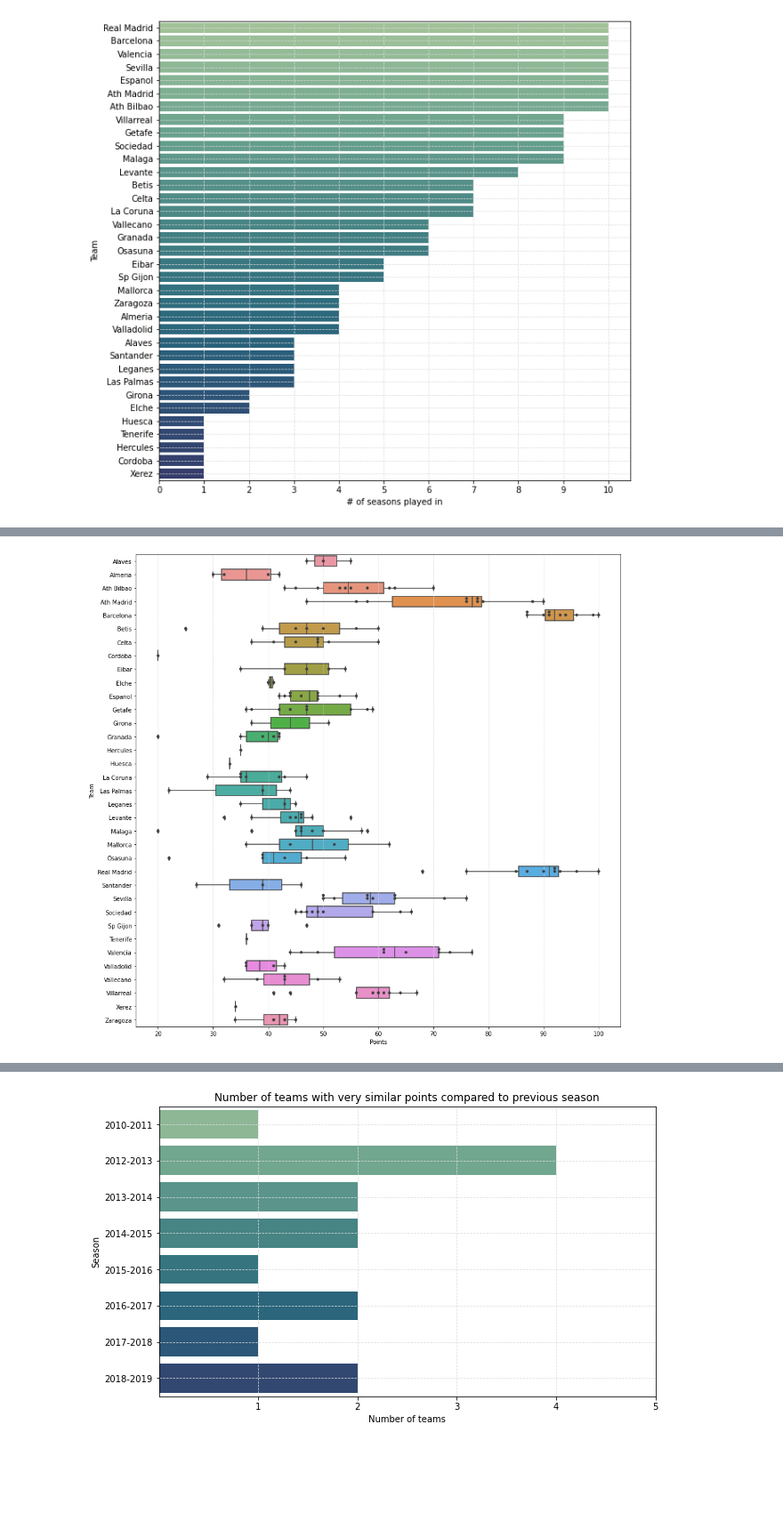
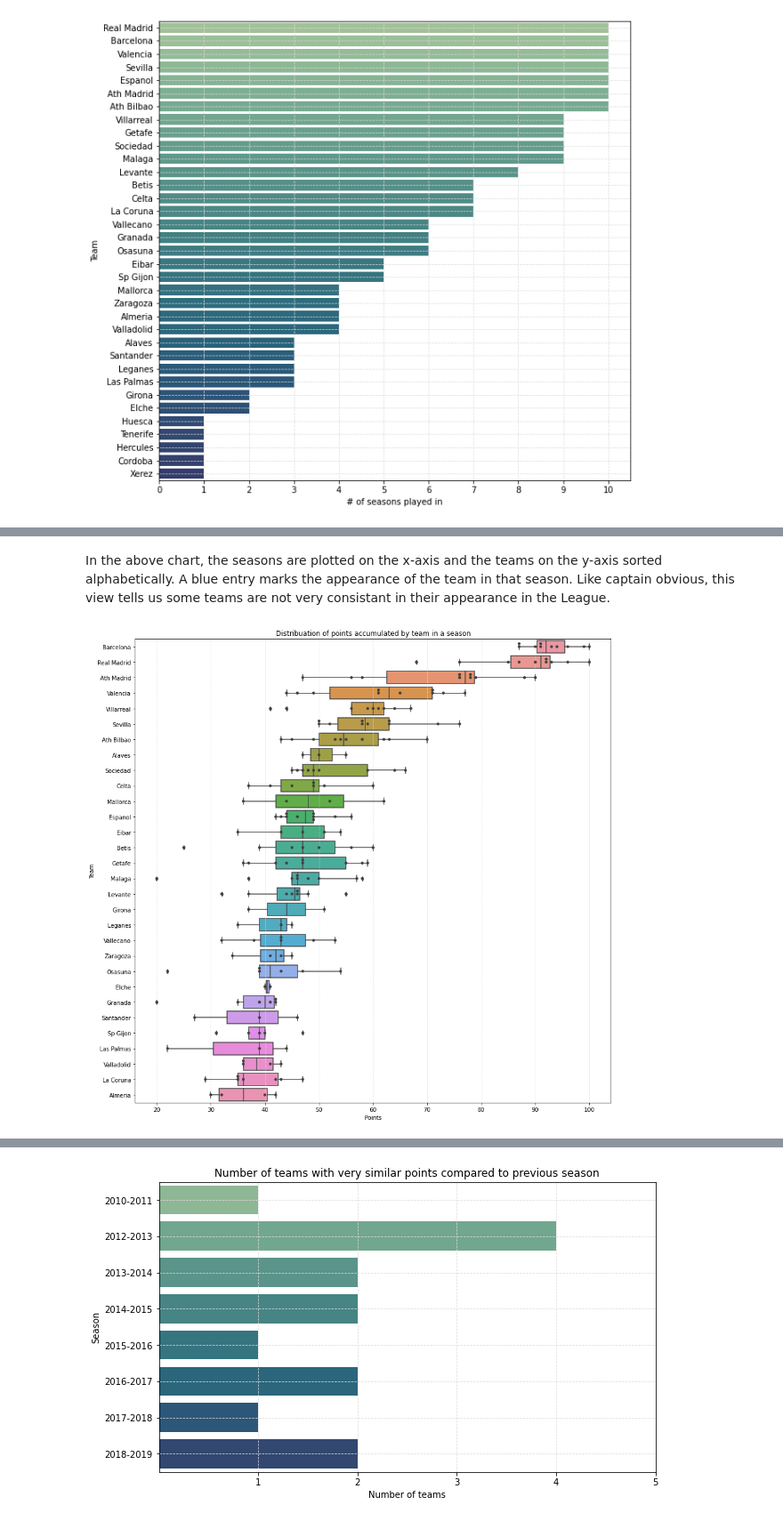
Before and after one commit to yes-G/FussballPrognose, a Jupyter notebook: LeagueAnalysis.ipynb, the cells around one changed output, grey strips where cells are left out. Shown at 89% size. Cells and saved outputs as stored; diff of their text form; code cells hidden in the pictures; blank space fills up the shorter version.

```diff
--- a/LeagueAnalysis.ipynb
+++ b/LeagueAnalysis.ipynb
@@ -98,6 +98,10 @@ plt.grid(color='gainsboro', linestyle='--', linewidth=0.7);
 plt.xticks(ticks=x);
 # %% [output]
 [figure]
+# %%
+#onhit wonder teams
+oneHitWonderTeams = dfSeason.sort_values(by='Season', ascending=False)
+oneHitWonderTeams = oneHitWonderTeams[oneHitWonderTeams.Season == 1].HomeTeam.values
 # %% [markdown]
 As shown in the following figure, seven teams have made an appearance in every season - *Real Madrid, Barcelona, Valencia, Sevilla, Español, Athletico Mardric*, and *Athletico Bilbao*.
 
@@ -111,3 +116,5 @@ plt.ylabel('Team');
+# %% [markdown]
+In the above chart, the seasons are plotted on the x-axis and the teams on the y-axis sorted alphabetically. A blue entry marks the appearance of the team in that season. Like captain obvious, this view tells us some teams are not very consistant in their appearance in the League.
 # %%
 cols = ['Season', 'Date', 'HomeTeam', 'AwayTeam', 'FTHG', 'FTAG']
 df2 = df[cols].copy()
@@ -172,9 +180,15 @@ for team in teams:
       pairPoints = pd.concat([p1, p2],ignore_index=True)
       similarStories.insert(0, {'Team':team,'season0':v[0],'season1':v[1],'p-value':p, 'data':pairPoints})
 # %%
+#plot the box plot of all teams which have appreared more than once in the League
 plt.figure(figsize=(15, 15));
 plt.grid(color='gainsboro', linestyle='--', linewidth=0.7);
-sns.boxplot(data=seasonEndPoints, x='Points', y='Team');
-sns.swarmplot(data=seasonEndPoints, x='Points', y='Team',color=".25");
+
+medianScoreOrder = seasonEndPoints[~seasonEndPoints.Team.isin(oneHitWonderTeams)].groupby(by=["Team"])["Points"].median().sort_values(ascending=False).index
+
+sns.boxplot(data=seasonEndPoints[~seasonEndPoints.Team.isin(oneHitWonderTeams)], x='Points', y='Team', order=medianScoreOrder);
+sns.swarmplot(data=seasonEndPoints[~seasonEndPoints.Team.isin(oneHitWonderTeams)], x='Points', y='Team',color=".25", order=medianScoreOrder);
+
+plt.title('Distribuation of points accumulated by team in a season');
 # %% [output]
-[figure, old version]
+[figure, new version]
```
Also changed, not shown: parts of 9 cells of this notebook.
